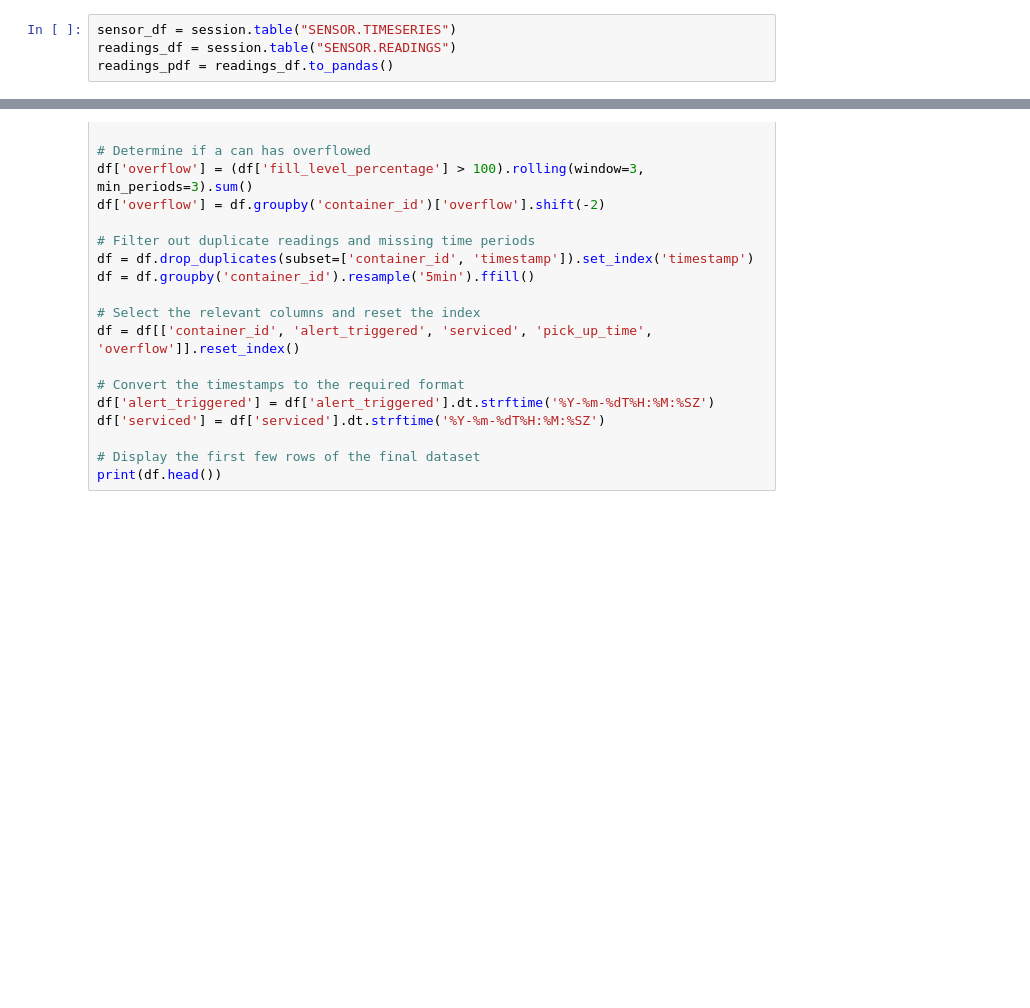
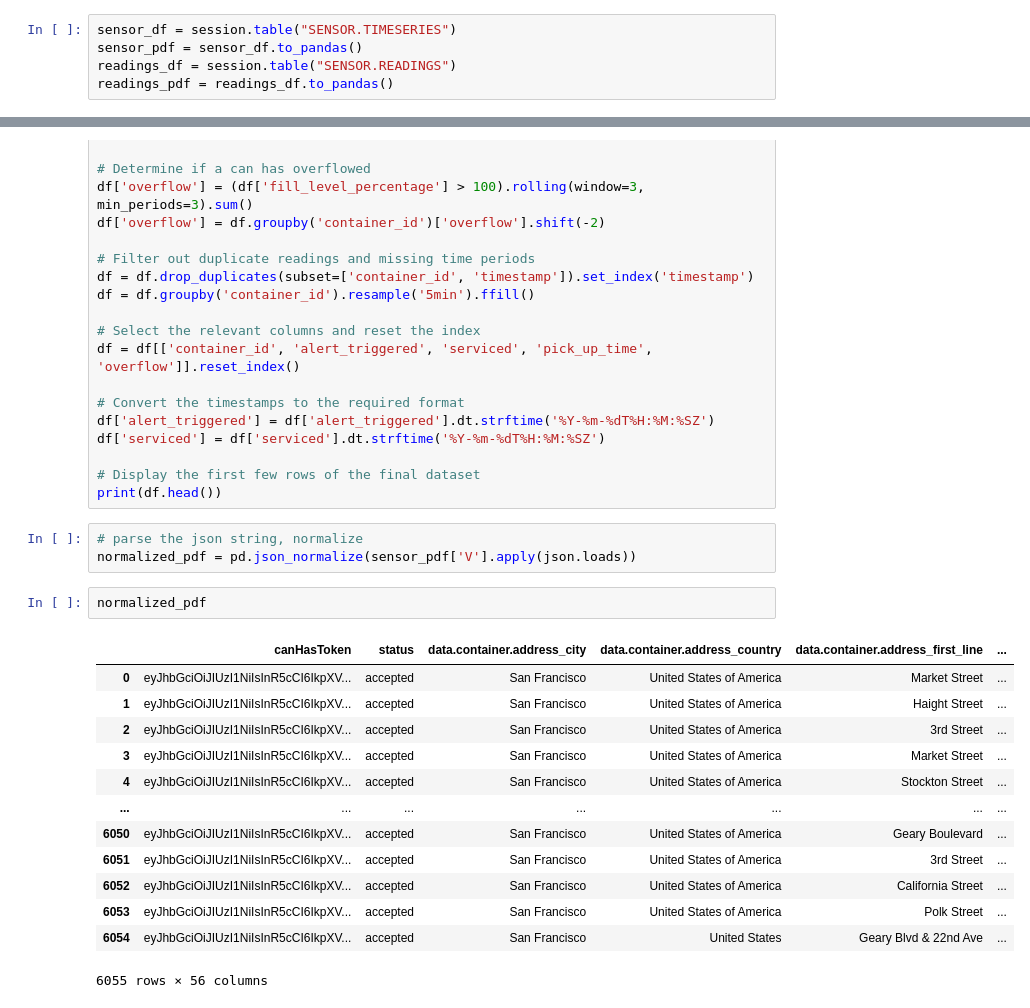
Before and after one commit to yuletide/datasf, a Jupyter notebook: jupyter/Sensors.ipynb, the cells around one changed output, grey strips where cells are left out. Cells and saved outputs as stored; diff of their text form; blank space fills up the shorter version.

Commit message:
Add normalize sensor model -- permissions error

```diff
--- a/jupyter/Sensors.ipynb
+++ b/jupyter/Sensors.ipynb
@@ -37,6 +37,7 @@ Current Environment...
    Snowpark for Python version : 1.2.0
 # %%
 sensor_df = session.table("SENSOR.TIMESERIES")
+sensor_pdf = sensor_df.to_pandas()
 readings_df = session.table("SENSOR.READINGS")
 readings_pdf = readings_df.to_pandas()
 # %%
@@ -159,3 +160,22 @@ df['serviced'] = df['serviced'].dt.strftime('%Y-%m-%dT%H:%M:%SZ')
 
 # Display the first few rows of the final dataset
 print(df.head())
+# %%
+# parse the json string, normalize
+normalized_pdf = pd.json_normalize(sensor_pdf['V'].apply(json.loads))
+# %%
+normalized_pdf
+# %% [output]
+|  | canHasToken | status | data.container.address_city | data.container.address_country | data.container.address_first_line | ... |
+| 0 | eyJhbGciOiJIUzI1NiIsInR5cCI6IkpXV... | accepted | San Francisco | United States of America | Market Street | ... |
+| 1 | eyJhbGciOiJIUzI1NiIsInR5cCI6IkpXV... | accepted | San Francisco | United States of America | Haight Street | ... |
+| 2 | eyJhbGciOiJIUzI1NiIsInR5cCI6IkpXV... | accepted | San Francisco | United States of America | 3rd Street | ... |
+| 3 | eyJhbGciOiJIUzI1NiIsInR5cCI6IkpXV... | accepted | San Francisco | United States of America | Market Street | ... |
+| 4 | eyJhbGciOiJIUzI1NiIsInR5cCI6IkpXV... | accepted | San Francisco | United States of America | Stockton Street | ... |
+| ... | ... | ... | ... | ... | ... | ... |
+| 6050 | eyJhbGciOiJIUzI1NiIsInR5cCI6IkpXV... | accepted | San Francisco | United States of America | Geary Boulevard | ... |
+| 6051 | eyJhbGciOiJIUzI1NiIsInR5cCI6IkpXV... | accepted | San Francisco | United States of America | 3rd Street | ... |
+| 6052 | eyJhbGciOiJIUzI1NiIsInR5cCI6IkpXV... | accepted | San Francisco | United States of America | California Street | ... |
+| 6053 | eyJhbGciOiJIUzI1NiIsInR5cCI6IkpXV... | accepted | San Francisco | United States of America | Polk Street | ... |
+| 6054 | eyJhbGciOiJIUzI1NiIsInR5cCI6IkpXV... | accepted | San Francisco | United States | Geary Blvd & 22nd Ave | ... |
+6055 rows × 56 columns
```
Also changed, not shown: parts of 1 cell of this notebook, 2 other files.
